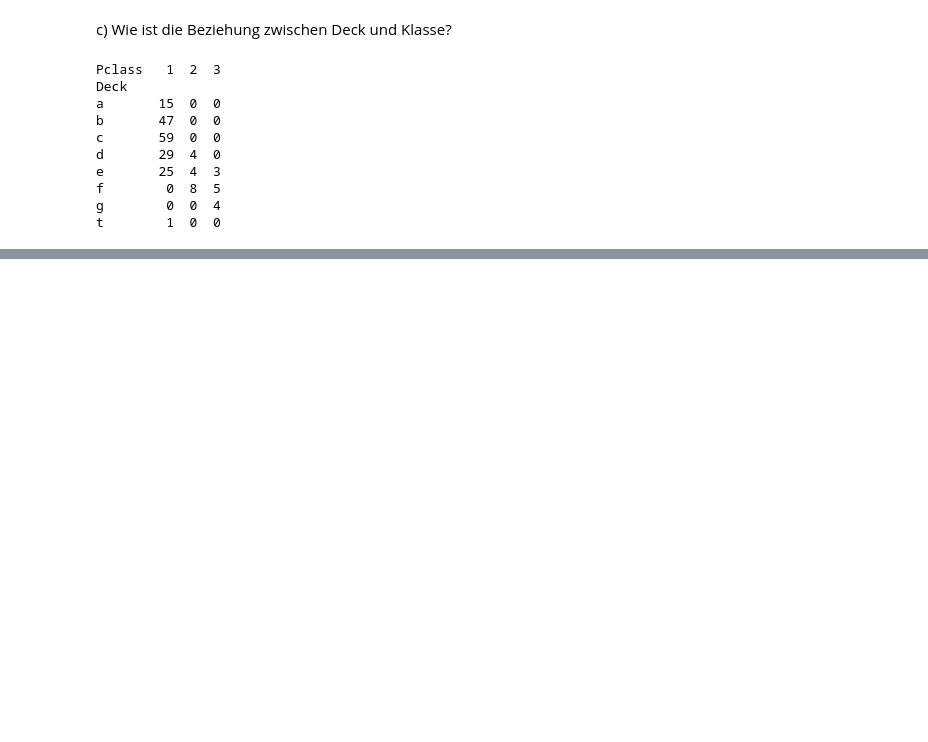
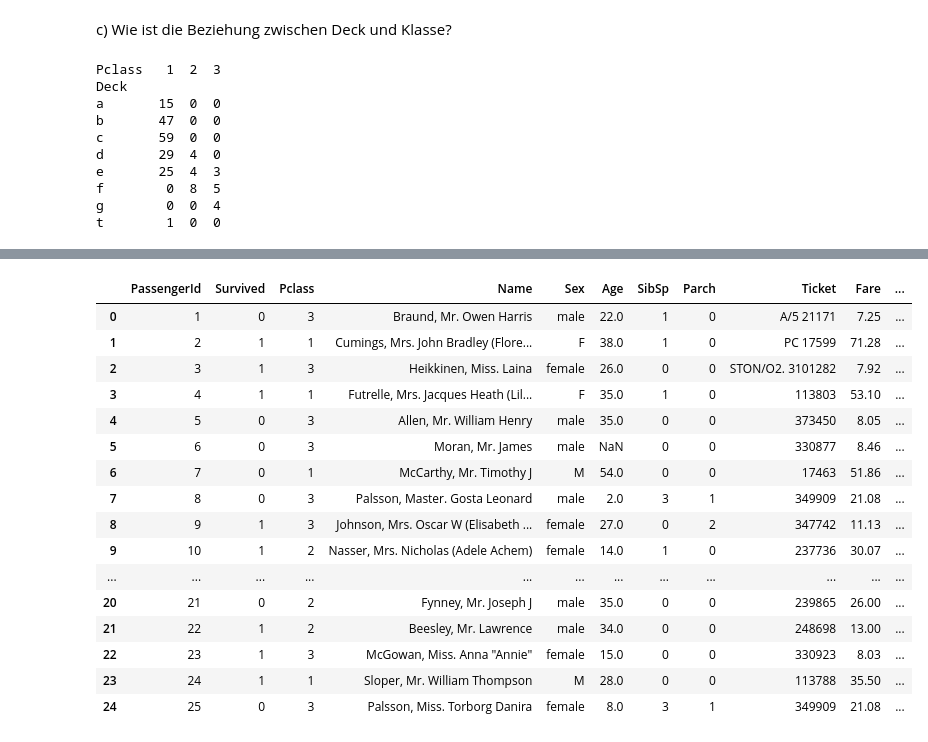
Before and after one commit to OOS-Team/DsKi_DataPreparation, a Jupyter notebook: Aufgabe2_1_2_3.ipynb, the cells around one changed output, grey strips where cells are left out. Drawn from its saved outputs; the diff is of its cells as text; code cells hidden in the pictures; blank space fills up the shorter version.

```diff
--- a/Aufgabe2_1_2_3.ipynb
+++ b/Aufgabe2_1_2_3.ipynb
@@ -402,0 +499,23 @@ t        1  0  0
+# %%
+# a) Extrahieren der Anrede
+t['Title'] = t['Name'].str.extract(r'\b(Mr\.|Mrs\.|Miss|Ms\.)', expand=False)
+
+t.head(25)
+# %% [output]
+|  | PassengerId | Survived | Pclass | Name | Sex | Age | SibSp | Parch | Ticket | Fare | ... |
+| 0 | 1 | 0 | 3 | Braund, Mr. Owen Harris | male | 22.0 | 1 | 0 | A/5 21171 | 7.25 | ... |
+| 1 | 2 | 1 | 1 | Cumings, Mrs. John Bradley (Flore... | F | 38.0 | 1 | 0 | PC 17599 | 71.28 | ... |
+| 2 | 3 | 1 | 3 | Heikkinen, Miss. Laina | female | 26.0 | 0 | 0 | STON/O2. 3101282 | 7.92 | ... |
+| 3 | 4 | 1 | 1 | Futrelle, Mrs. Jacques Heath (Lil... | F | 35.0 | 1 | 0 | 113803 | 53.10 | ... |
+| 4 | 5 | 0 | 3 | Allen, Mr. William Henry | male | 35.0 | 0 | 0 | 373450 | 8.05 | ... |
+| 5 | 6 | 0 | 3 | Moran, Mr. James | male | NaN | 0 | 0 | 330877 | 8.46 | ... |
+| 6 | 7 | 0 | 1 | McCarthy, Mr. Timothy J | M | 54.0 | 0 | 0 | 17463 | 51.86 | ... |
+| 7 | 8 | 0 | 3 | Palsson, Master. Gosta Leonard | male | 2.0 | 3 | 1 | 349909 | 21.08 | ... |
+| 8 | 9 | 1 | 3 | Johnson, Mrs. Oscar W (Elisabeth ... | female | 27.0 | 0 | 2 | 347742 | 11.13 | ... |
+| 9 | 10 | 1 | 2 | Nasser, Mrs. Nicholas (Adele Achem) | female | 14.0 | 1 | 0 | 237736 | 30.07 | ... |
+| ... | ... | ... | ... | ... | ... | ... | ... | ... | ... | ... | ... |
+| 20 | 21 | 0 | 2 | Fynney, Mr. Joseph J | male | 35.0 | 0 | 0 | 239865 | 26.00 | ... |
+| 21 | 22 | 1 | 2 | Beesley, Mr. Lawrence | male | 34.0 | 0 | 0 | 248698 | 13.00 | ... |
+| 22 | 23 | 1 | 3 | McGowan, Miss. Anna "Annie" | female | 15.0 | 0 | 0 | 330923 | 8.03 | ... |
+| 23 | 24 | 1 | 1 | Sloper, Mr. William Thompson | M | 28.0 | 0 | 0 | 113788 | 35.50 | ... |
+| 24 | 25 | 0 | 3 | Palsson, Miss. Torborg Danira | female | 8.0 | 3 | 1 | 349909 | 21.08 | ... |
```
Also changed, not shown: parts of 35 cells of this notebook.
